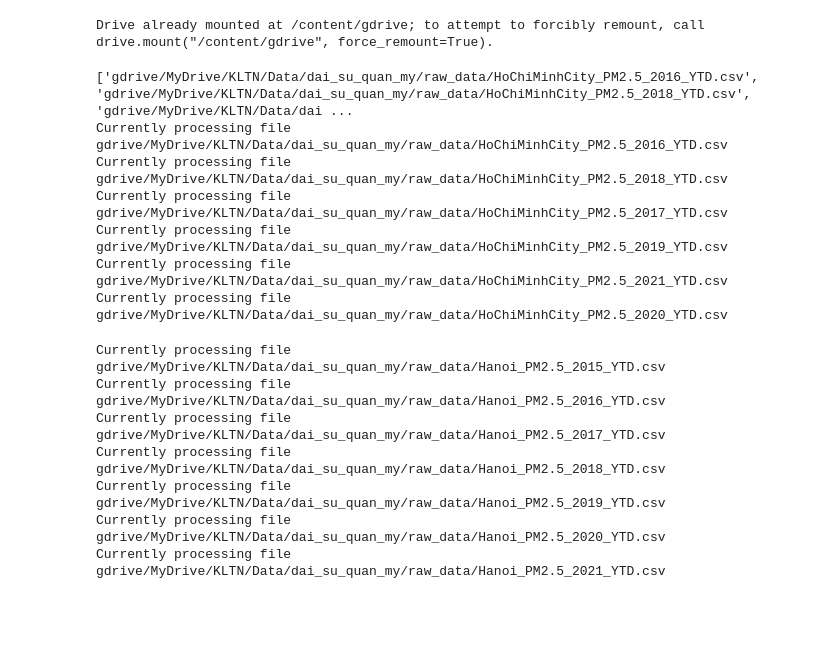
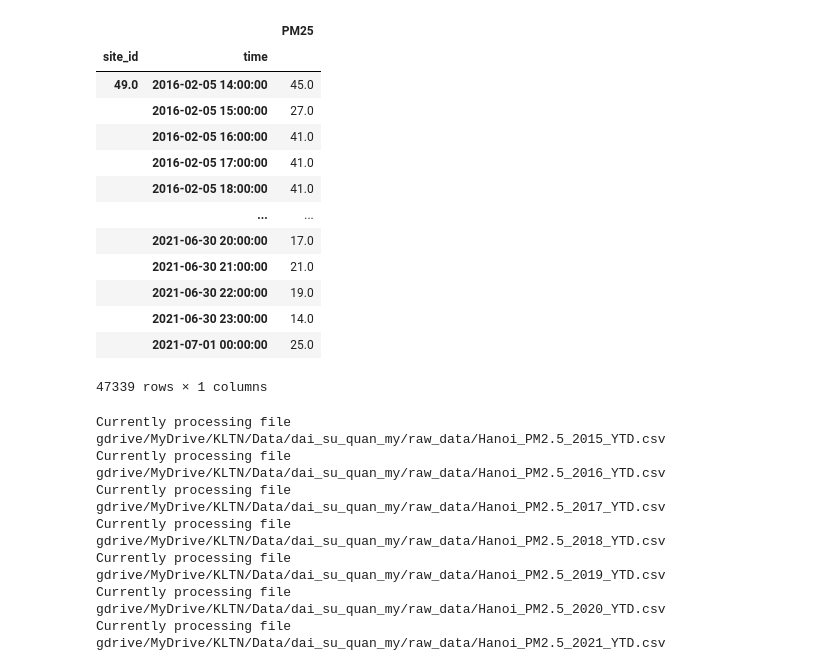
Before and after one commit to namph-sgn/Deep-learning-BLSTM, a Jupyter notebook: notebooks/process_and_analyse_data_daisuquanmy.ipynb, the cells around one changed output. Saved outputs shown, nothing was run; the diff lists cells and outputs as text; code cells hidden in the pictures; blank space fills up the shorter version.

```diff
--- a/notebooks/process_and_analyse_data_daisuquanmy.ipynb
+++ b/notebooks/process_and_analyse_data_daisuquanmy.ipynb
@@ -19,4 +19,12 @@
 # We don't need to remove the data, we can just calculate like normal.
 # Then in the finished file, we drop all data which deemed Missing.
 # When putting data to the model, we need to figure out a way to know which data is dropped
+# %%
+from __future__ import print_function
+import os
+import sys
+PROJ_ROOT = os.path.join(os.pardir)
+print(os.path.abspath(PROJ_ROOT))
+src_dir = os.path.join(PROJ_ROOT, "src")
+sys.path.append(src_dir)
 # %%
@@ -182,9 +42,3 @@ def calculate_AQI_h(data = None, formular = 1):
-# %%
-from google.colab import drive
-drive.mount('/content/gdrive')
-root_path = 'gdrive/MyDrive/KLTN'
-# %% [output]
-Drive already mounted at /content/gdrive; to attempt to forcibly remount, call drive.mount("/content/gdrive", force_remount=True).
 # %%
 # TP HCM
 import pandas as pd
@@ -194,57 +48,64 @@ import xarray as xr
 
 idx = pd.IndexSlice
 
-_HCM_daisuquanmy_data_path = root_path + r'/Data/dai_su_quan_my'
-_HCM_daisuquanmy_data_files = glob.glob(_HCM_daisuquanmy_data_path + '/raw_data/HoChiMinhCity_*YTD*.csv')
-print(_HCM_daisuquanmy_data_files)
+_HCM_us_embass_raw_data_path = os.path.join(PROJ_ROOT,
+                             "data",
+                             "external",
+                             "us_embass",
+                             "raw")
+
+_HCM_us_embass_data_files = glob.glob(_HCM_us_embass_raw_data_path + '/HoChiMinhCity_*YTD*.csv')
 USEm_HCM_df = pd.DataFrame()
 for file in _HCM_daisuquanmy_data_files:
-    print('Currently processing file \n{}'.format(file))
     USEm_HCM_df = USEm_HCM_df.append(pd.read_csv(file, parse_dates=True))
 
 # Remove site year 2015 because inconsistency data
 # daisuquanmy_df = daisuquanmy_df[(daisuquanmy_df['Year'] != 2015)]
 USEm_HCM_df.drop(columns=['Site', 'Parameter', 'AQI', 'AQI Category','NowCast Conc.', 'Conc. Unit', 'Duration'], inplace=True)
 USEm_HCM_df['Date (LT)'] = pd.to_datetime(USEm_HCM_df['Date (LT)'])
+USEm_HCM_df = USEm_HCM_df.rename(columns={'Date (LT)': 'time'})
+USEm_HCM_df['site_id'] = 49
 # Remove duplicate, fill in missing index and set ['Date (LT)'] as index and sort
-USEm_HCM_df.drop_duplicates(subset ="Date (LT)",
+USEm_HCM_df.drop_duplicates(subset ="time",
                      keep = "first", inplace = True)
-USEm_HCM_df = USEm_HCM_df.sort_values(by=['Date (LT)'])
-USEm_HCM_df = USEm_HCM_df.set_index('Date (LT)').asfreq('H')
-USEm_HCM_df.sort_index(inplace=True)
+USEm_HCM_df = USEm_HCM_df.sort_values(by=['time'])
+USEm_HCM_df = USEm_HCM_df.set_index('time').asfreq('H').sort_index()
+USEm_HCM_df.reset_index(drop=False, inplace=True)
+USEm_HCM_df = USEm_HCM_df.set_index(['site_id', 'time'])
 # For all Raw Conc <= 0 QC Name must be Missing. Raw Conc change to -999
 USEm_HCM_df.loc[USEm_HCM_df['Raw Conc.'] <= 0, 'Raw Conc.'] = -999
-USEm_HCM_df.loc[USEm_HCM_df['Raw Conc.'] >= 900, 'Raw Conc.'] = -999
+USEm_HCM_df.loc[USEm_HCM_df['Raw Conc.'] >= 600, 'Raw Conc.'] = -999b
 USEm_HCM_df.loc[USEm_HCM_df['Raw Conc.'] <= 0, 'QC Name'] = 'Missing'
 
 USEm_HCM_df = USEm_HCM_df.replace(-999, np.nan)
 # Change Raw Conc to PM25
 USEm_HCM_df.rename(columns={'Raw Conc.': 'PM25'}, inplace=True)
 # Fill missing data
 USEm_HCM_df.fillna(method='ffill', limit=2, inplace=True)
 USEm_HCM_df.fillna(method='bfill', limit=2, inplace=True)
 
 # For year 2015 only, take data after 2015-12-09 14:00:00
-USEm_HCM_df = USEm_HCM_df.loc[USEm_HCM_df.index >= pd.to_datetime("2016-02-05 02:00 PM")]
+USEm_HCM_df = USEm_HCM_df.loc[USEm_HCM_df.index.get_level_values(1) >= pd.to_datetime("2016-02-05 02:00 PM")]
 USEm_HCM_df = USEm_HCM_df[['PM25']]
 
 USEm_HCM_df['PM25'] = USEm_HCM_df['PM25'].interpolate()
 
-USEm_HCM_df_copy = USEm_HCM_df.copy()
+USEm_HCM_df
 # %% [output]
+|  |  | PM25 |
+| site_id | time |  |
+| 49.0 | 2016-02-05 14:00:00 | 45.0 |
+|  | 2016-02-05 15:00:00 | 27.0 |
+|  | 2016-02-05 16:00:00 | 41.0 |
+|  | 2016-02-05 17:00:00 | 41.0 |
+|  | 2016-02-05 18:00:00 | 41.0 |
+|  | ... | ... |
+|  | 2021-06-30 20:00:00 | 17.0 |
+|  | 2021-06-30 21:00:00 | 21.0 |
+|  | 2021-06-30 22:00:00 | 19.0 |
+|  | 2021-06-30 23:00:00 | 14.0 |
+|  | 2021-07-01 00:00:00 | 25.0 |
-['gdrive/MyDrive/KLTN/Data/dai_su_quan_my/raw_data/HoChiMinhCity_PM2.5_2016_YTD.csv', 'gdrive/MyDrive/KLTN/Data/dai_su_quan_my/raw_data/HoChiMinhCity_PM2.5_2018_YTD.csv', 'gdrive/MyDrive/KLTN/Data/dai ...
-Currently processing file
-gdrive/MyDrive/KLTN/Data/dai_su_quan_my/raw_data/HoChiMinhCity_PM2.5_2016_YTD.csv
-Currently processing file
-gdrive/MyDrive/KLTN/Data/dai_su_quan_my/raw_data/HoChiMinhCity_PM2.5_2018_YTD.csv
-Currently processing file
-gdrive/MyDrive/KLTN/Data/dai_su_quan_my/raw_data/HoChiMinhCity_PM2.5_2017_YTD.csv
-Currently processing file
-gdrive/MyDrive/KLTN/Data/dai_su_quan_my/raw_data/HoChiMinhCity_PM2.5_2019_YTD.csv
-Currently processing file
-gdrive/MyDrive/KLTN/Data/dai_su_quan_my/raw_data/HoChiMinhCity_PM2.5_2021_YTD.csv
-Currently processing file
-gdrive/MyDrive/KLTN/Data/dai_su_quan_my/raw_data/HoChiMinhCity_PM2.5_2020_YTD.csv
+47339 rows × 1 columns
 # %%
 # Ha Noi
 import pandas as pd
```
Also changed, not shown: parts of 3 cells of this notebook, 17 other files.
